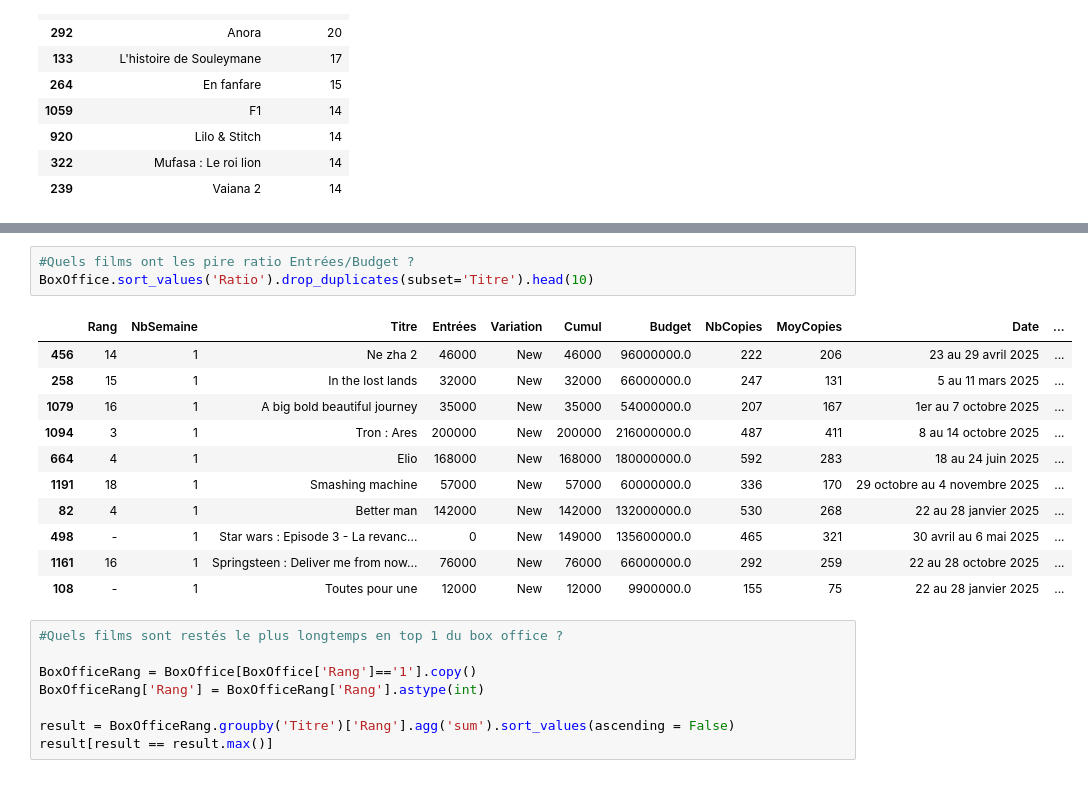
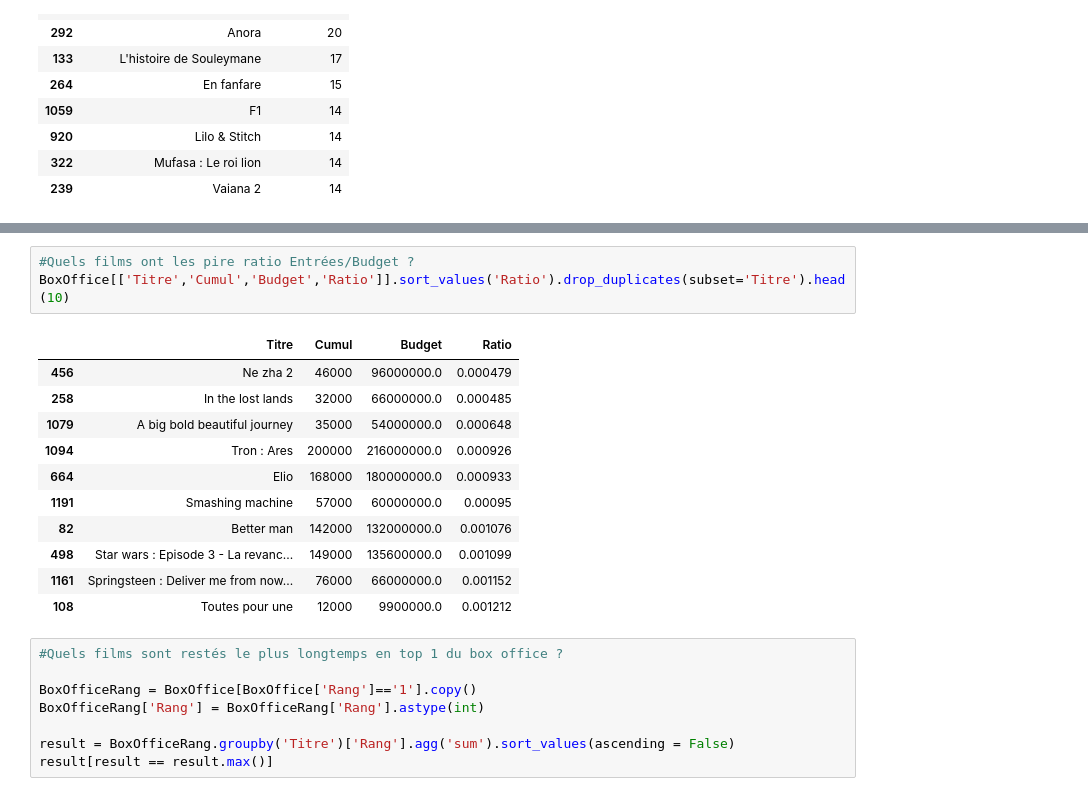
Before and after one commit to GuillaumeLePage22/GuillaumeLePage22.github.io, a Jupyter notebook: assets/Python/Untitled.ipynb, the cells around one changed output, grey strips where cells are left out. Drawn from its saved outputs; the diff is of its cells as text.

```diff
--- a/assets/Python/Untitled.ipynb
+++ b/assets/Python/Untitled.ipynb
@@ -243,18 +278,18 @@ BoxOffice.sort_values('Ratio', ascending = False).drop_duplicates(subset='Titre'
 # %%
 #Quels films ont les pire ratio Entrées/Budget ?
-BoxOffice.sort_values('Ratio').drop_duplicates(subset='Titre').head(10)
+BoxOffice[['Titre','Cumul','Budget','Ratio']].sort_values('Ratio').drop_duplicates(subset='Titre').head(10)
 # %% [output]
-|  | Rang | NbSemaine | Titre | Entrées | Variation | Cumul | Budget | NbCopies | MoyCopies | Date | ... |
-| 456 | 14 | 1 | Ne zha 2 | 46000 | New | 46000 | 96000000.0 | 222 | 206 | 23 au 29 avril 2025 | ... |
-| 258 | 15 | 1 | In the lost lands | 32000 | New | 32000 | 66000000.0 | 247 | 131 | 5 au 11 mars 2025 | ... |
-| 1079 | 16 | 1 | A big bold beautiful journey | 35000 | New | 35000 | 54000000.0 | 207 | 167 | 1er au 7 octobre 2025 | ... |
-| 1094 | 3 | 1 | Tron : Ares | 200000 | New | 200000 | 216000000.0 | 487 | 411 | 8 au 14 octobre 2025 | ... |
-| 664 | 4 | 1 | Elio | 168000 | New | 168000 | 180000000.0 | 592 | 283 | 18 au 24 juin 2025 | ... |
-| 1191 | 18 | 1 | Smashing machine | 57000 | New | 57000 | 60000000.0 | 336 | 170 | 29 octobre au 4 novembre 2025 | ... |
-| 82 | 4 | 1 | Better man | 142000 | New | 142000 | 132000000.0 | 530 | 268 | 22 au 28 janvier 2025 | ... |
-| 498 | - | 1 | Star wars : Episode 3 - La revanc... | 0 | New | 149000 | 135600000.0 | 465 | 321 | 30 avril au 6 mai 2025 | ... |
-| 1161 | 16 | 1 | Springsteen : Deliver me from now... | 76000 | New | 76000 | 66000000.0 | 292 | 259 | 22 au 28 octobre 2025 | ... |
-| 108 | - | 1 | Toutes pour une | 12000 | New | 12000 | 9900000.0 | 155 | 75 | 22 au 28 janvier 2025 | ... |
+|  | Titre | Cumul | Budget | Ratio |
+| 456 | Ne zha 2 | 46000 | 96000000.0 | 0.000479 |
+| 258 | In the lost lands | 32000 | 66000000.0 | 0.000485 |
+| 1079 | A big bold beautiful journey | 35000 | 54000000.0 | 0.000648 |
+| 1094 | Tron : Ares | 200000 | 216000000.0 | 0.000926 |
+| 664 | Elio | 168000 | 180000000.0 | 0.000933 |
+| 1191 | Smashing machine | 57000 | 60000000.0 | 0.00095 |
+| 82 | Better man | 142000 | 132000000.0 | 0.001076 |
+| 498 | Star wars : Episode 3 - La revanc... | 149000 | 135600000.0 | 0.001099 |
+| 1161 | Springsteen : Deliver me from now... | 76000 | 66000000.0 | 0.001152 |
+| 108 | Toutes pour une | 12000 | 9900000.0 | 0.001212 |
 # %%
 #Quels films sont restés le plus longtemps en top 1 du box office ?
 
```
Also changed, not shown: parts of 21 cells of this notebook.
